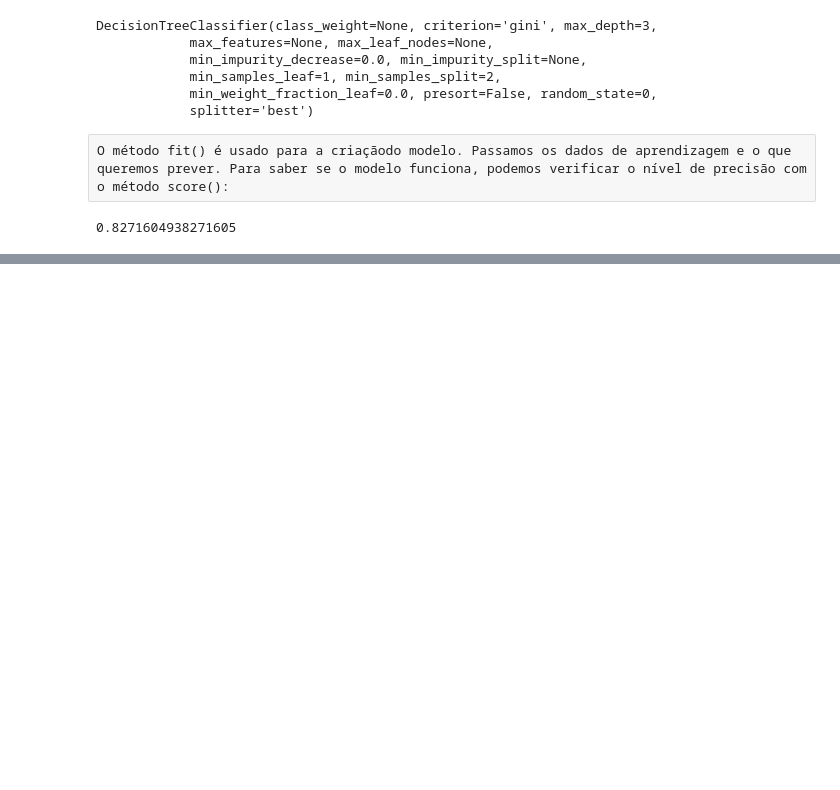
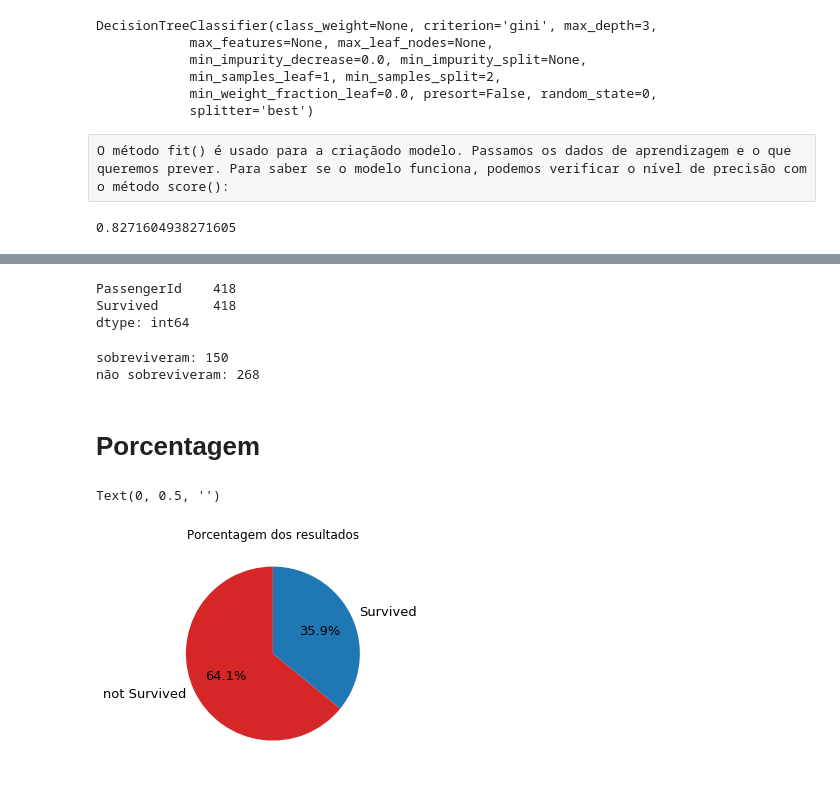
Before and after one commit to thaisandre/titanic_challenge, a Jupyter notebook: index.ipynb, the cells around one changed output, grey strips where cells are left out. Cells and saved outputs as stored; diff of their text form; code cells hidden in the pictures; blank space fills up the shorter version.

Commit message:
mostrando resultados e plotando gráfico

```diff
--- a/index.ipynb
+++ b/index.ipynb
@@ -246,3 +246,27 @@ submissao['PassengerId'] = new_test['PassengerId']
 submissao['Survived'] = tree.predict(new_test)
 # %%
 submissao.to_csv('submissao.csv', index=False)
+# %%
+submissao.count()
+# %% [output]
+PassengerId    418
+Survived       418
+dtype: int64
+# %%
+#submissao['Not Survived'] = submissao['Survived'].map({0:1, 1:0})
+print('sobreviveram: ' + str(submissao['Survived'].value_counts()[1]))
+print('não sobreviveram: ' + str(submissao['Survived'].value_counts()[0]))
+# %% [output]
+sobreviveram: 150
+não sobreviveram: 268
+# %% [markdown]
+# Porcentagem
+# %%
+submissao['Survived'].value_counts().plot.pie(colors=('tab:red', 'tab:blue'),
+                                             title='Porcentagem dos resultados',
+                                             fontsize=13, shadow=False, startangle=90, autopct="%1.1f%%",
+                                             labels=('not Survived', 'Survived'),
+                                             figsize=(6,4)).set_ylabel('')
+# %% [output]
+Text(0, 0.5, '')
+[figure, added]
```
Also changed, not shown: parts of 1 cell of this notebook.
